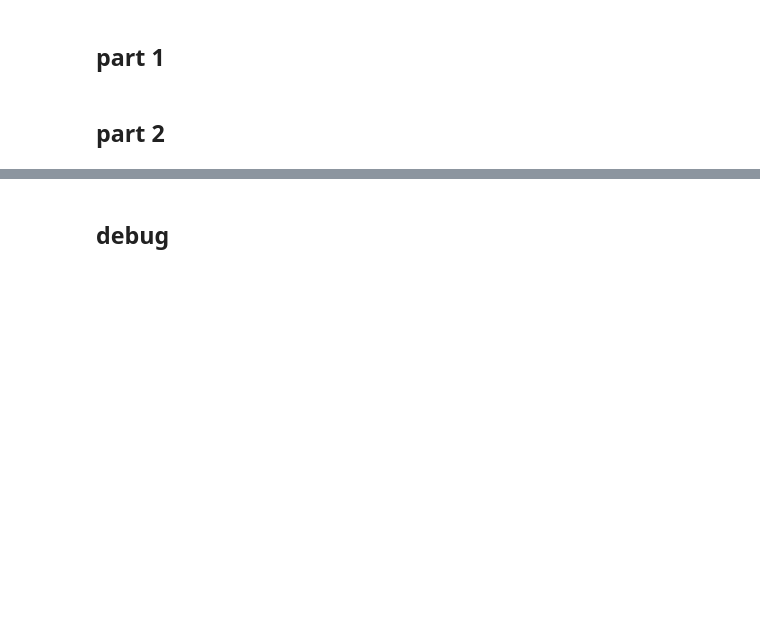
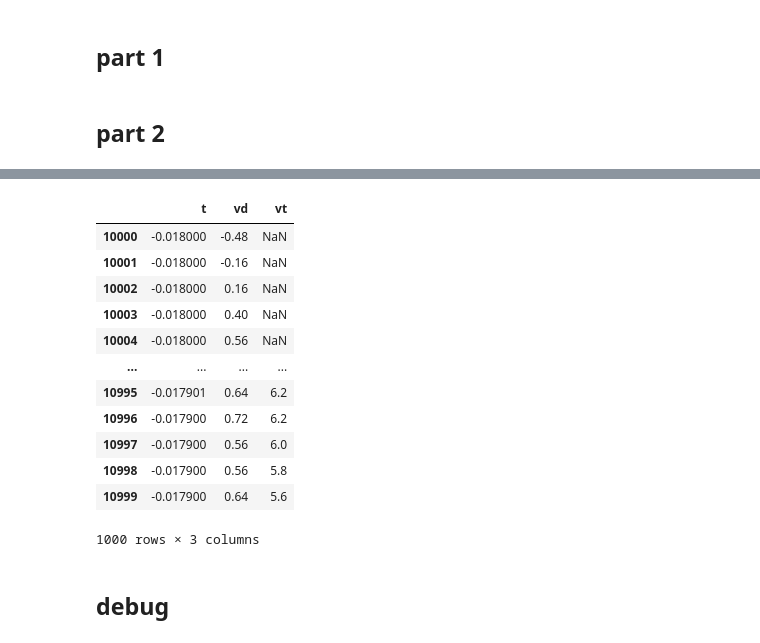
Before and after one commit to nilnil47/chaos, a Jupyter notebook: chaos.ipynb, the cells around one changed output, grey strips where cells are left out. Cells and saved outputs as stored; diff of their text form; code cells hidden in the pictures; blank space fills up the shorter version.

```diff
--- a/chaos.ipynb
+++ b/chaos.ipynb
@@ -226,3 +294,19 @@ plt.plot(vd_peaks[0], -1*vd_peaks[1]['peak_heights'], '.')
+# %%
+df[2:]
+# %% [output]
+|  | t | vd | vt |
+| 10000 | -0.018000 | -0.48 | NaN |
+| 10001 | -0.018000 | -0.16 | NaN |
+| 10002 | -0.018000 | 0.16 | NaN |
+| 10003 | -0.018000 | 0.40 | NaN |
+| 10004 | -0.018000 | 0.56 | NaN |
+| ... | ... | ... | ... |
+| 10995 | -0.017901 | 0.64 | 6.2 |
+| 10996 | -0.017900 | 0.72 | 6.2 |
+| 10997 | -0.017900 | 0.56 | 6.0 |
+| 10998 | -0.017900 | 0.56 | 5.8 |
+| 10999 | -0.017900 | 0.64 | 5.6 |
+1000 rows × 3 columns
 # %%
 L = 102e-3 # henrry
 C = 56.6e-9# farad
```
Also changed, not shown: parts of 4 cells of this notebook.
